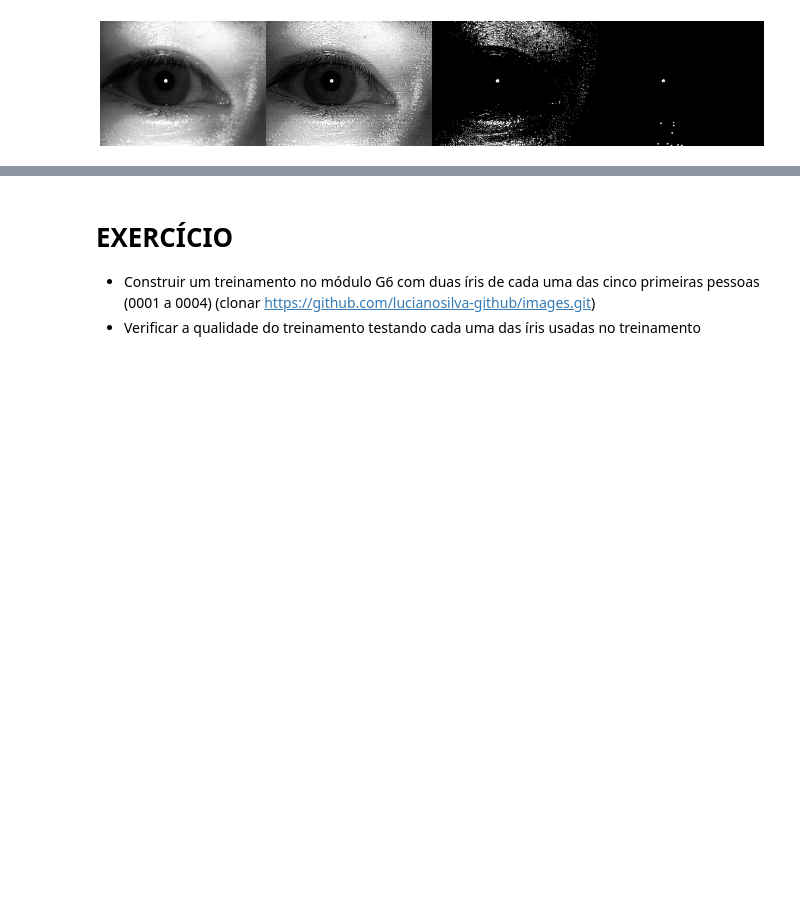
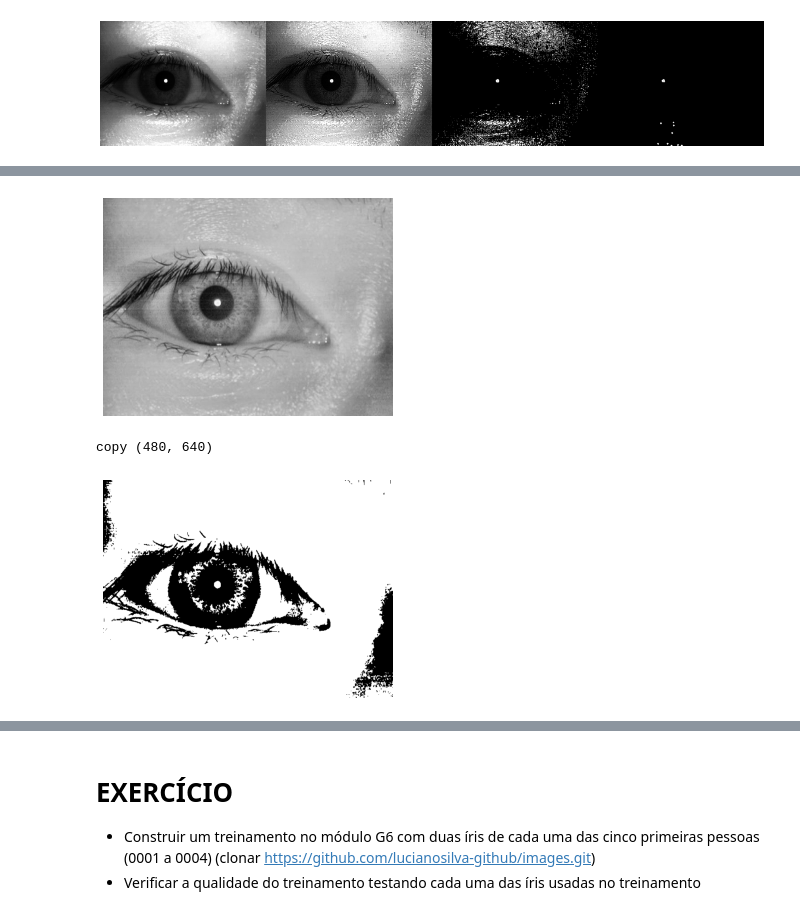
Before and after one commit to cicerotcv/iris-recognition, a Jupyter notebook: projeto.ipynb, the cells around one changed output, grey strips where cells are left out. Cells and saved outputs as stored; diff of their text form; code cells hidden in the pictures; blank space fills up the shorter version.

```diff
--- a/projeto.ipynb
+++ b/projeto.ipynb
@@ -181 +197,7 @@ def adjust_gamma(img, gamma=1.90):
+# %%
+def magic(img: np.ndarray):
+  img_copy = img.copy()
+  mag = cv.createCLAHE(clipLimit = 2.0, tileGridSize= (8,8))
+  mag_img = mag.apply(img)
+  return mag_img
 # %%
@@ -260,3 +296,12 @@ def process_category(source, category, show=True, save=False, skip=0, limit=None
+# %%
+magia = magic(img)
+cv_imshow(magia)
+imgt2 = eq_bimodal(magia)
+cv_imshow(imgt2)
+# %% [output]
+[figure, added]
+copy (480, 640)
+[figure, added]
 # %%
 # process_category(input_dir,'0000', limit=1)
 # process_category(input_dir,'0001', limit=1)
```
Also changed, not shown: parts of 10 cells of this notebook.
